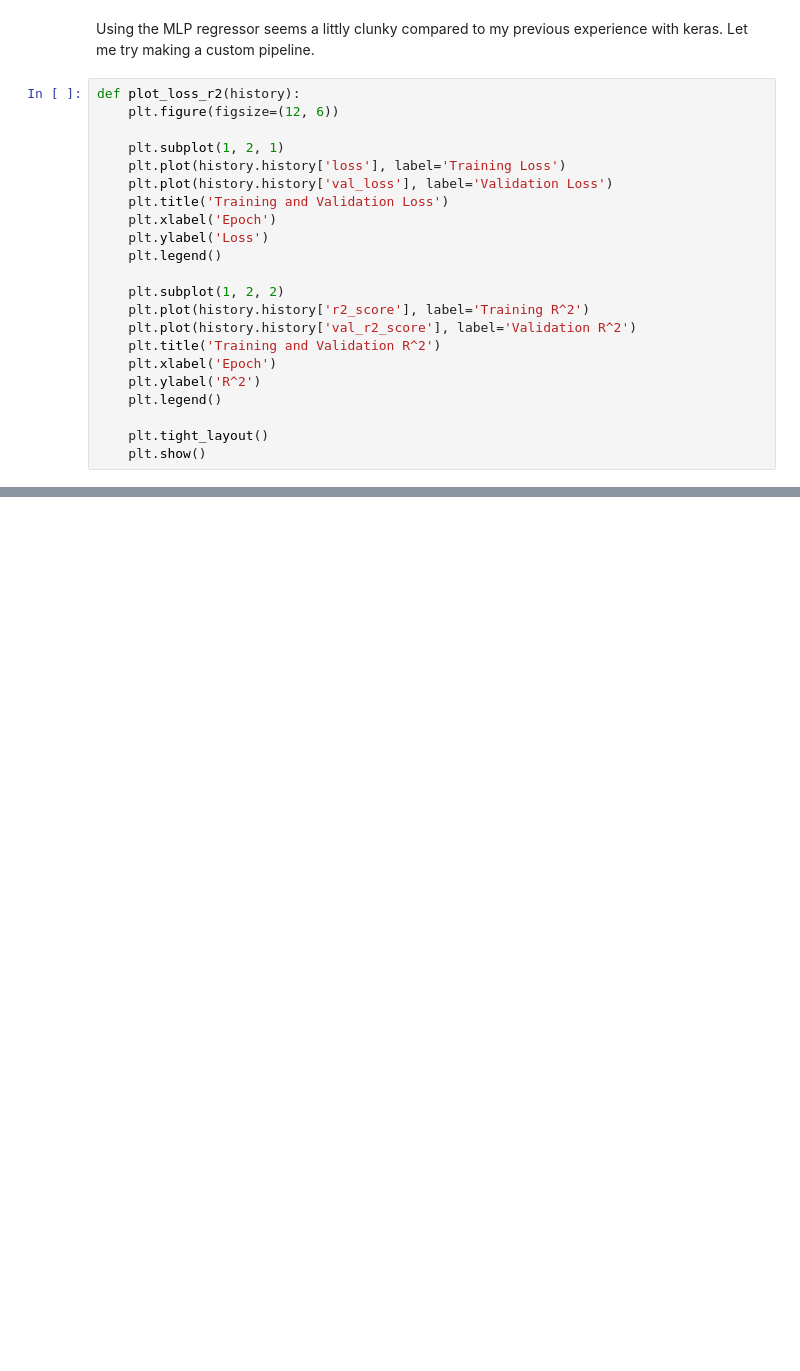
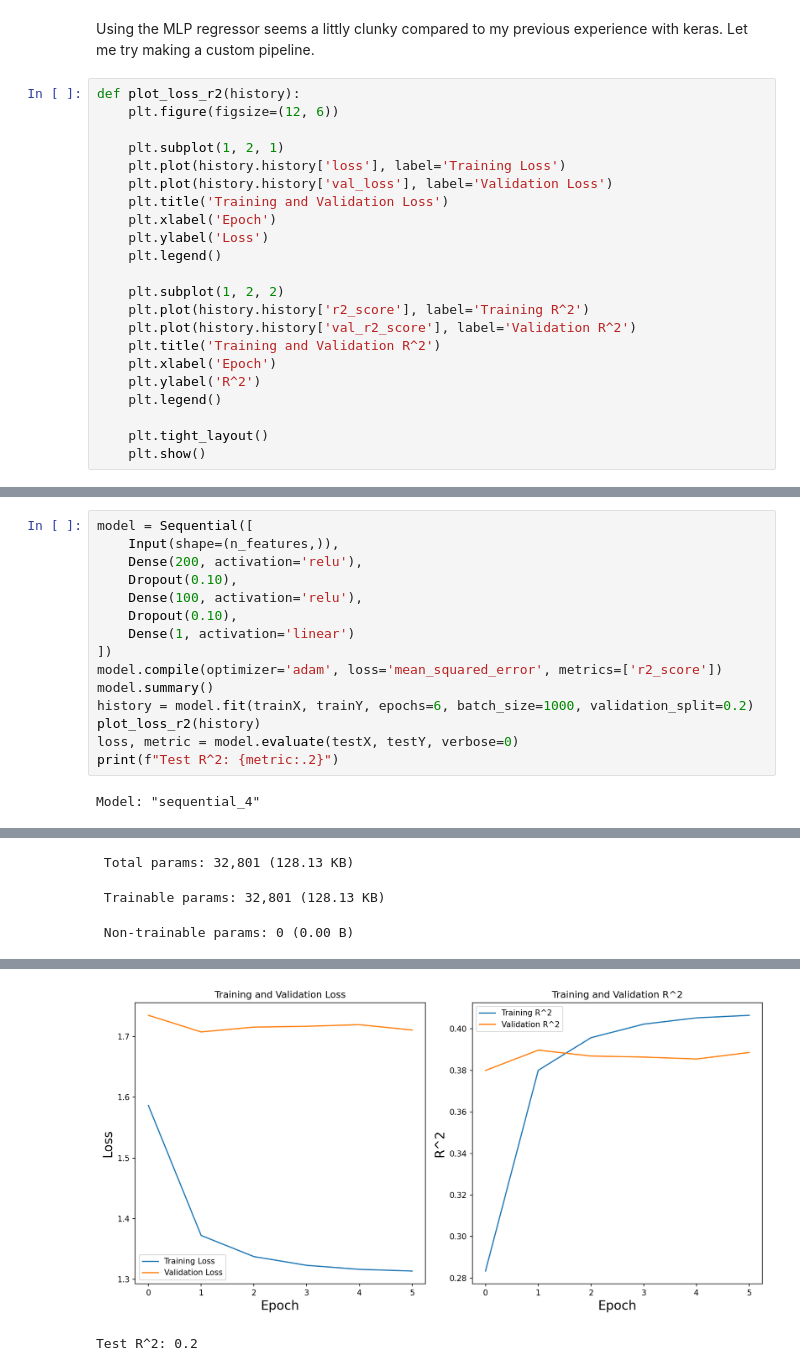
Before and after one commit to jmfb/csc6711-project5, a Jupyter notebook: Project5.ipynb, the cells around one changed output, grey strips where cells are left out. Saved outputs shown, nothing was run; the diff lists cells and outputs as text; blank space fills up the shorter version.

Commit message:
Rerunning.  Cleaning some stuff up.  Adding some dropout - looks like that helps.  Still need more features now.

```diff
--- a/Project5.ipynb
+++ b/Project5.ipynb
@@ -729,0 +763,17 @@ Test R^2: 0.19
+# %%
+model = Sequential([
+    Input(shape=(n_features,)),
+    Dense(200, activation='relu'),
+    Dropout(0.10),
+    Dense(100, activation='relu'),
+    Dropout(0.10),
+    Dense(1, activation='linear')
+])
+model.compile(optimizer='adam', loss='mean_squared_error', metrics=['r2_score'])
+model.summary()
+history = model.fit(trainX, trainY, epochs=6, batch_size=1000, validation_split=0.2)
+plot_loss_r2(history)
+loss, metric = model.evaluate(testX, testY, verbose=0)
+print(f"Test R^2: {metric:.2}")
+# %% [output]
+Model: "sequential_4"
@@ -729,0 +793,3 @@ Test R^2: 0.19
+ Total params: 32,801 (128.13 KB)
+ Trainable params: 32,801 (128.13 KB)
+ Non-trainable params: 0 (0.00 B)
@@ -729,0 +808,2 @@ Test R^2: 0.19
+[figure, added]
+Test R^2: 0.2
```
Also changed, not shown: parts of 12 cells of this notebook.
